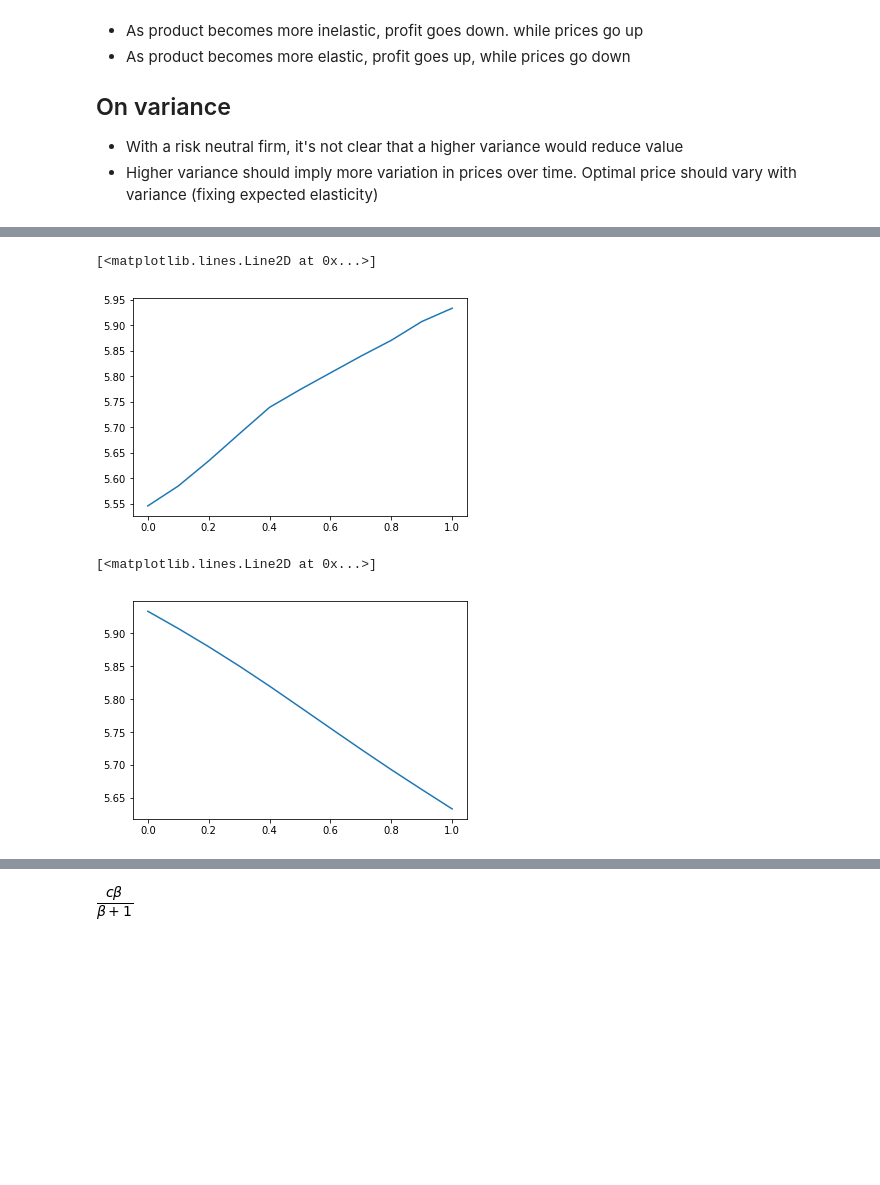
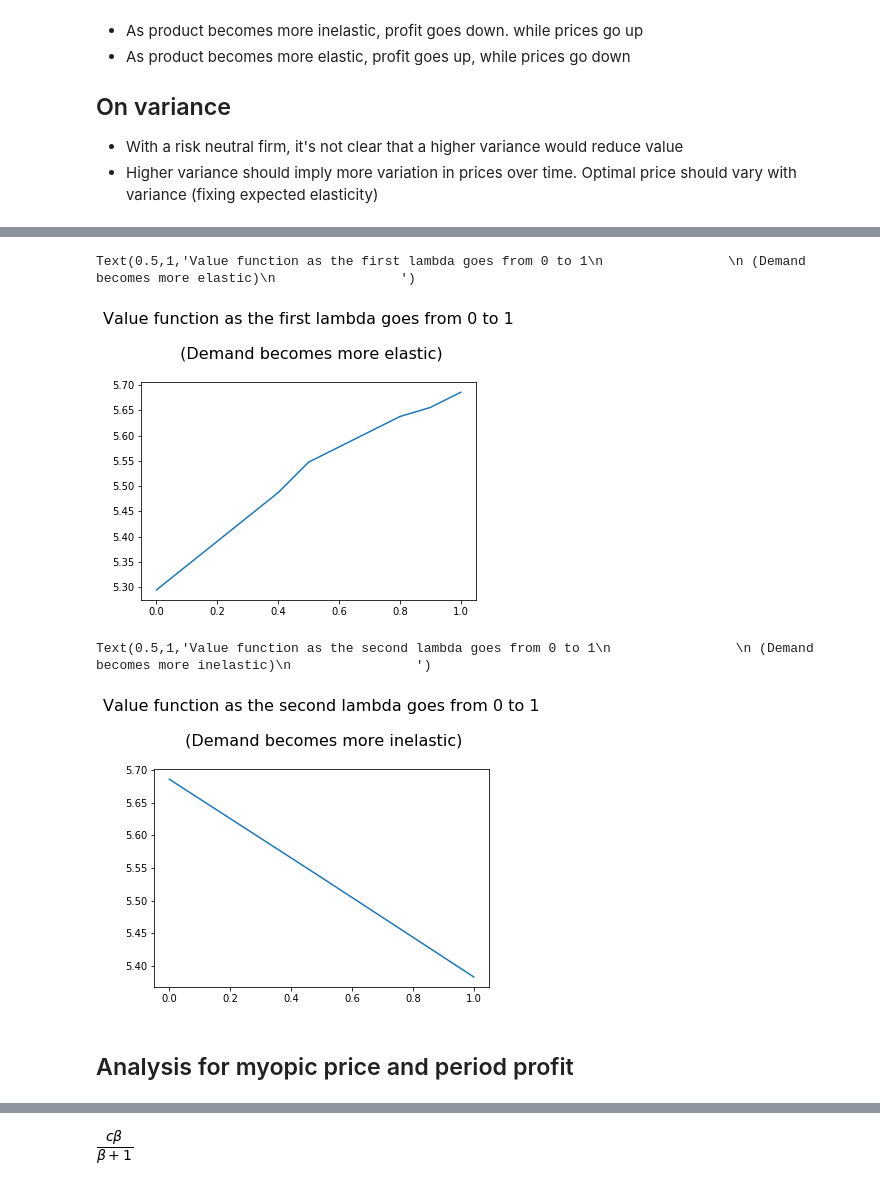
Before and after one commit to cdagnino/LearningModels, a Jupyter notebook: Notebooks/analyzing_VFI_results.ipynb, the cells around one changed output, grey strips where cells are left out. Drawn from its saved outputs; the diff is of its cells as text; code cells hidden in the pictures; blank space fills up the shorter version.

```diff
--- a/Notebooks/analyzing_VFI_results.ipynb
+++ b/Notebooks/analyzing_VFI_results.ipynb
@@ -16,5 +16,7 @@ import matplotlib.pyplot as plt
 import dill
 import numpy as np
 import pandas as pd
-with open('../data/2018-9-1vfi_dict.dill', 'rb') as file:
+vfi_loc1 = '../data/2018-9-7vfi_dict.dill'
+vfi_loc2 = '../data/2018-9-4vfi_dict.dill'
+with open(vfi_loc1, 'rb') as file:
     data_d = dill.load(file)
@@ -36,25 +46,28 @@ lambdas_ext.shape
 # %%
 lambdas_selected = np.array([[0., 0.5],
                             [0.1, 0.5],
                             [0.2, 0.5],
                             [0.3, 0.5],
                             [0.4, 0.5],
                              [0.5, 0.4],
                              [0.6, 0.3],
                              [0.7, 0.2],
                              [0.8, 0.1],
                              [0.9, 0.1],
                              [1., 0.]
                             ])
 
 lambda1 = lambdas_selected[:, 0]
 valuef_values = valueF(lambdas_selected)
 
 fig, ax = plt.subplots(1, 1)
 ax.plot(lambda1, valuef_values)
+ax.set_title("""Value function as the first lambda goes from 0 to 1
+                \n (Demand becomes more elastic)
+                """, size=16)
 # %% [output]
-[<matplotlib.lines.Line2D at 0x...>]
+Text(0.5,1,'Value function as the first lambda goes from 0 to 1\n                \n (Demand becomes more elastic)\n                ')
-[figure, old version]
+[figure, new version]
 # %%
 lambdas_selected2 = np.array([[1., 0.],
                             [0.9, 0.1],
@@ -74,9 +87,14 @@ valuef_values = valueF(lambdas_selected2)
 
 fig, ax = plt.subplots(1, 1)
 ax.plot(lambda2, valuef_values)
+ax.set_title("""Value function as the second lambda goes from 0 to 1
+                \n (Demand becomes more inelastic)
+                """, size=16)
 # %% [output]
-[<matplotlib.lines.Line2D at 0x...>]
+Text(0.5,1,'Value function as the second lambda goes from 0 to 1\n                \n (Demand becomes more inelastic)\n                ')
-[figure, old version]
+[figure, new version]
+# %% [markdown]
+## Analysis for myopic price and period profit
 # %%
 from src import const
 
```
Also changed, not shown: parts of 14 cells of this notebook, 1 other file.
